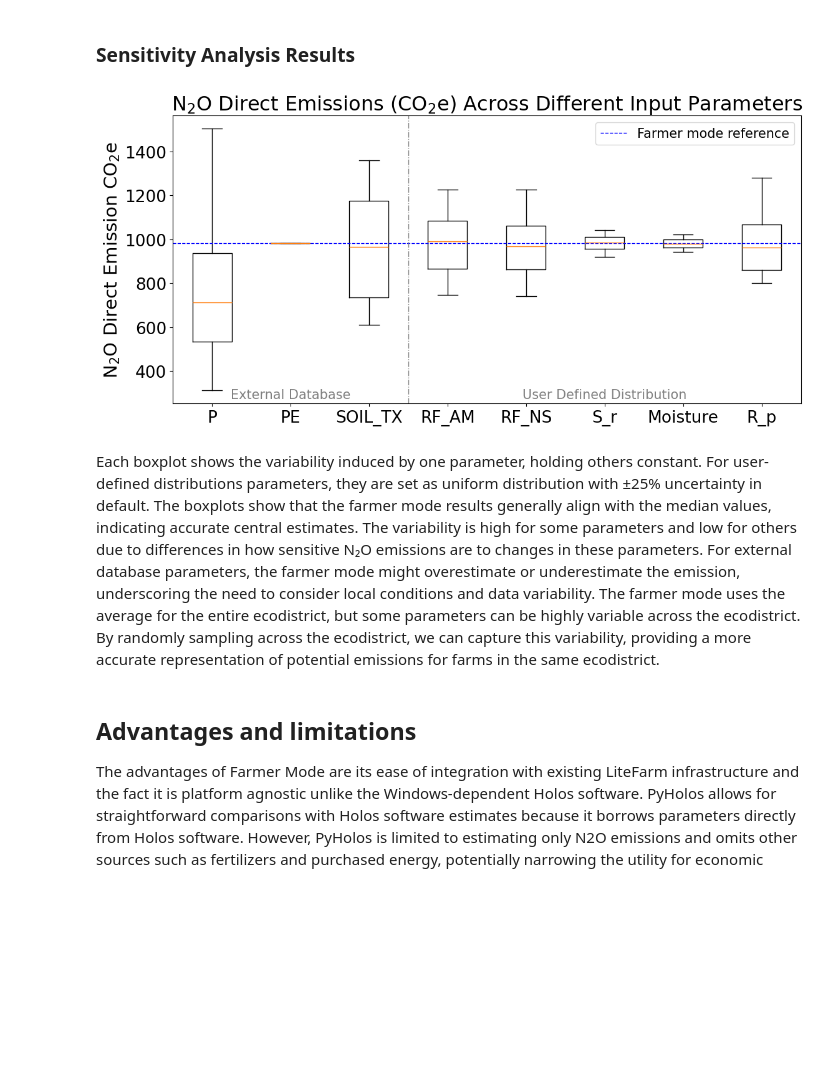
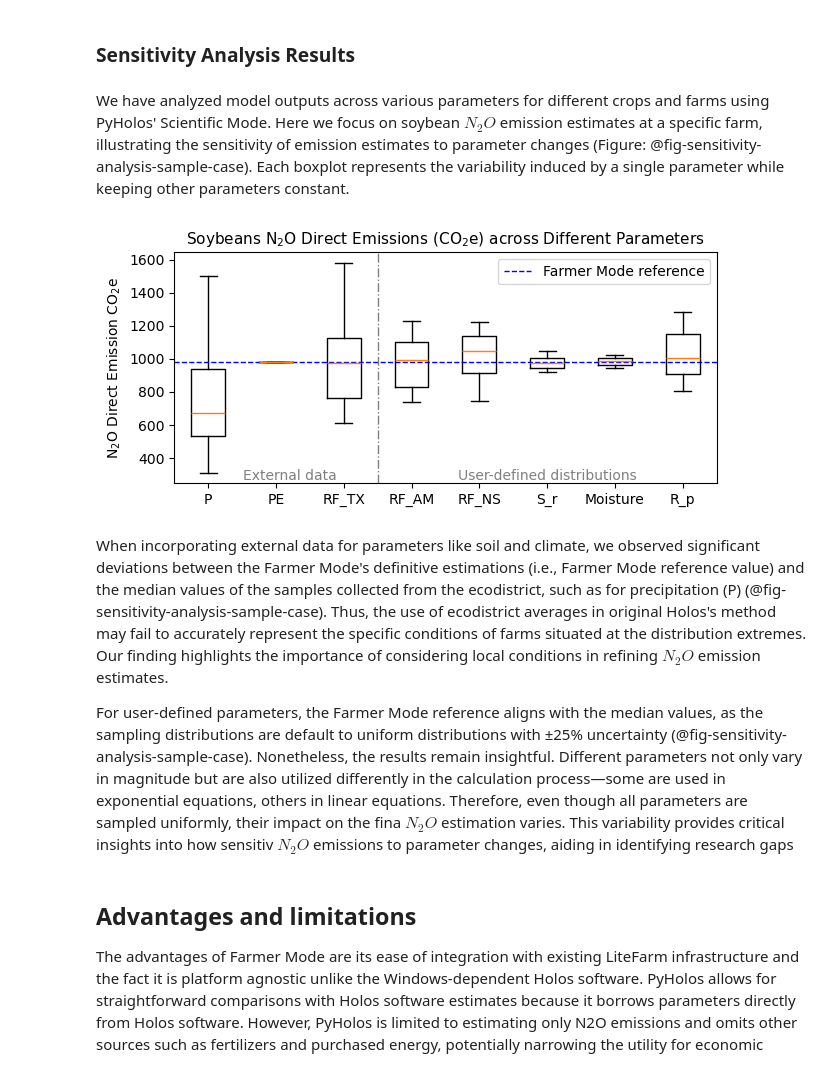
Before and after one commit to ubc-litefarm-datateam/pyHolos-Litefarm, a Jupyter notebook: reports/yh_report_summary_31/yh_report.ipynb, the cells around one changed output. Cells and saved outputs as stored; diff of their text form; code cells hidden in the pictures; blank space fills up the shorter version.

```diff
--- a/reports/yh_report_summary_31/yh_report.ipynb
+++ b/reports/yh_report_summary_31/yh_report.ipynb
@@ -245,12 +168,17 @@ with open(file_path, 'r') as file:
+# %% [markdown]
+We have analyzed model outputs across various parameters for different crops and farms using PyHolos' Scientific Mode. Here we focus on soybean $N_2O$ emission estimates at a specific farm, illustrating the sensitivity of emission estimates to parameter changes (Figure: @fig-sensitivity-analysis-sample-case). Each boxplot represents the variability induced by a single parameter while keeping other parameters constant.
 # %%
-#| label: sensitivity_analysis_plot
-#| fig-cap: "Figure 4. N₂O Direct Emissions (CO₂e) across different input parameters. The blue dashed line represents the baseline emission value from the farmer mode.Parameters from external databases (P, PE, SOIL_TX) are separated by a vertical dashed line from those with user-defined distributions (RF_AM, RF_NS, S_r, Moisture, R_p)."
+#| label: fig-sensitivity-analysis-sample-case
+#| fig-cap: "$N_2O$ Direct Emissions ($CO_{2}e$) across different input parameters. The blue dashed line indicates the baseline emission value under Farmer Mode. Parameters sampled using external data sources (i.e., P, PE, RF_TX) are separated by a vertical dashed line from those sampled over user-defined distributions (RF_AM, RF_NS, S_r, Moisture, R_p). Detailed parameter explanations can be found in @tbl-params in Appendix [8.1](#Parameters-N2O-Calculation)."
 
-plot_boxplot(json_data)
+sensitivity_sample_case_json = get_or_create_data_file()
+plot_boxplot(sensitivity_sample_case_json)
 # %% [output]
-[figure, old version]
+[figure, new version]
-# %% [markdown]
-Each boxplot shows the variability induced by one parameter, holding others constant. For user-defined distributions parameters, they are set as uniform distribution with ±25% uncertainty in default. The boxplots show that the farmer mode results generally align with the median values, indicating accurate central estimates. The variability is high for some parameters and low for others due to differences in how sensitive N₂O emissions are to changes in these parameters. For external database parameters, the farmer mode might overestimate or underestimate the emission, underscoring the need to consider local conditions and data variability. The farmer mode uses the average for the entire ecodistrict, but some parameters can be highly variable across the ecodistrict. By randomly sampling across the ecodistrict, we can capture this variability, providing a more accurate representation of potential emissions for farms in the same ecodistrict.
+# %% [markdown]
+When incorporating external data for parameters like soil and climate, we observed significant deviations between the Farmer Mode's definitive estimations (i.e., Farmer Mode reference value) and the median values of the samples collected from the ecodistrict, such as for precipitation (P) (@fig-sensitivity-analysis-sample-case). Thus, the use of ecodistrict averages in original Holos's method may fail to accurately represent the specific conditions of farms situated at the distribution extremes. Our finding highlights the importance of considering local conditions in refining $N_2O$ emission estimates.
+
+For user-defined parameters, the Farmer Mode reference aligns with the median values, as the sampling distributions are default to uniform distributions with ±25% uncertainty (@fig-sensitivity-analysis-sample-case). Nonetheless, the results remain insightful. Different parameters not only vary in magnitude but are also utilized differently in the calculation process—some are used in exponential equations, others in linear equations. Therefore, even though all parameters are sampled uniformly, their impact on the fina $N_2O$  estimation varies. This variability provides critical insights into how sensitiv $N_2O$  emissions to parameter changes, aiding in identifying research gaps
 # %% [markdown]
 ## Advantages and limitations
 
```
Also changed, not shown: parts of 19 cells of this notebook, 47 other files.
